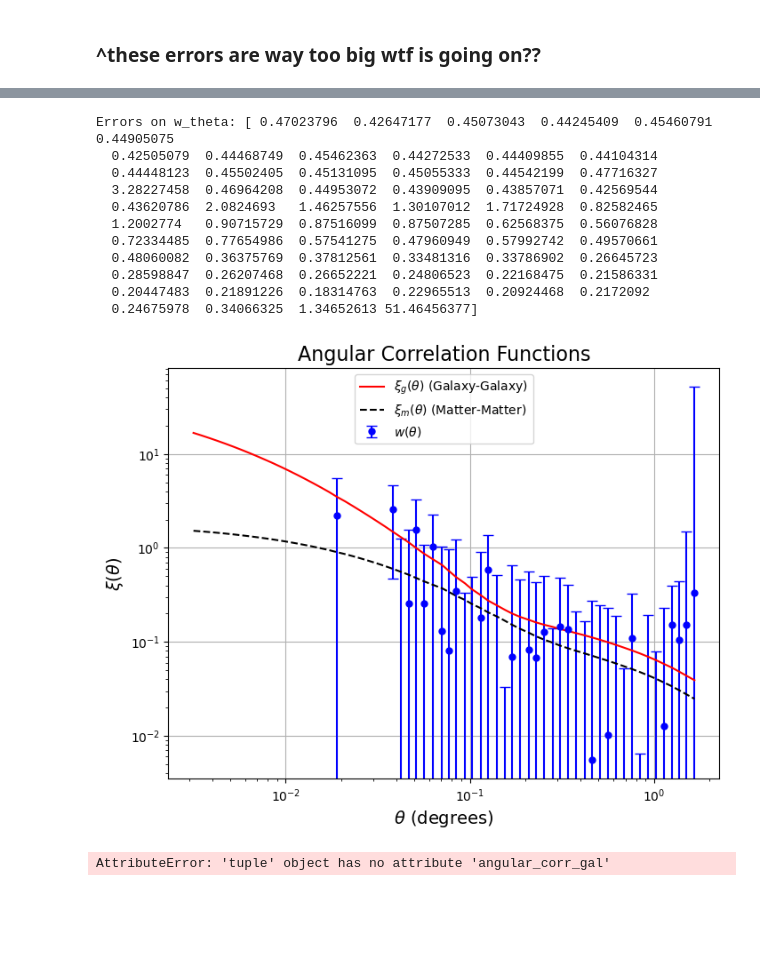
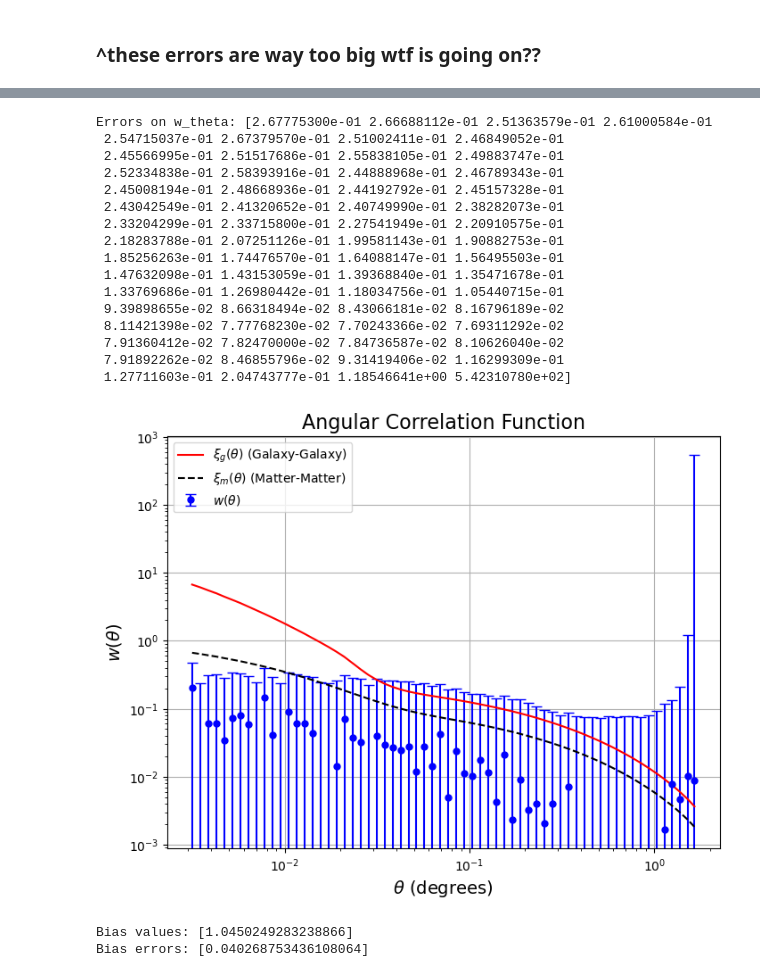
Before and after one commit to OtiliaIrina/Master_Thesis, a Jupyter notebook: New code/New_Test.ipynb, the cells around one changed output, grey strips where cells are left out. Drawn from its saved outputs; the diff is of its cells as text; code cells hidden in the pictures; blank space fills up the shorter version.

```diff
--- a/New code/New_Test.ipynb
+++ b/New code/New_Test.ipynb
@@ -47,10 +47,10 @@ config = {
     'var_method': 'bootstrap'
 }
 
-z_min=0.1
-z_max=0.2
-SM_min=10
-SM_max=11
+z_min=0.6
+z_max=0.7
+SM_min=8
+SM_max=9
 
 # Select Subsample
 subsample = dv.Subsample(catalog=t, randoms=randoms, z_min=z_min, z_max=z_max, SM_min=SM_min, SM_max=SM_max, config=config)
@@ -178,44 +185,49 @@ xi_m_values = results['xi_m']
 # Compute errors (standard deviation)
 w_theta_errors = np.sqrt(var_w_theta_values)
 
 print("Errors on w_theta:", w_theta_errors)
 
 # Create figure
 plt.figure(figsize=(8, 6))
 
 # Plot w(theta) with error bars
 plt.errorbar(theta_values, w_theta_values, yerr=w_theta_errors, fmt='o',
              color='blue', capsize=4, markersize=5, label=r'$w(\theta)$')
 
 # Plot galaxy and matter correlation functions
 plt.plot(theta_values, xi_g_values, label=r'$\xi_{g}(\theta)$ (Galaxy-Galaxy)', linestyle='-', color='red')
 plt.plot(theta_values, xi_m_values, label=r'$\xi_{m}(\theta)$ (Matter-Matter)', linestyle='dashed', color='black')
 
 # Log-log scales
 plt.xscale('log')
 plt.yscale('log')
 
 # Labels and title
 plt.xlabel(r'$\theta$ (degrees)', fontsize=14)
-plt.ylabel(r'$\xi(\theta)$', fontsize=14)
-plt.title('Angular Correlation Functions', fontsize=16)
+plt.ylabel(r'$ w(\theta)$', fontsize=14)
+plt.title('Angular Correlation Function', fontsize=16)
 
 # Add legend and grid
 plt.legend()
 plt.grid(True)
 
 # Show plot
 plt.show()
 # %% [output]
-Errors on w_theta: [ 0.47023796  0.42647177  0.45073043  0.44245409  0.45460791  0.44905075
-  0.42505079  0.44468749  0.45462363  0.44272533  0.44409855  0.44104314
-  0.44448123  0.45502405  0.45131095  0.45055333  0.44542199  0.47716327
-  3.28227458  0.46964208  0.44953072  0.43909095  0.43857071  0.42569544
-  0.43620786  2.0824693   1.46257556  1.30107012  1.71724928  0.82582465
-  1.2002774   0.90715729  0.87516099  0.87507285  0.62568375  0.56076828
-  0.72334485  0.77654986  0.57541275  0.47960949  0.57992742  0.49570661
-  0.48060082  0.36375769  0.37812561  0.33481316  0.33786902  0.26645723
-  0.28598847  0.26207468  0.26652221  0.24806523  0.22168475  0.21586331
-  0.20447483  0.21891226  0.18314763  0.22965513  0.20924468  0.2172092
-  0.24675978  0.34066325  1.34652613 51.46456377]
+Errors on w_theta: [2.67775300e-01 2.66688112e-01 2.51363579e-01 2.61000584e-01
+ 2.54715037e-01 2.67379570e-01 2.51002411e-01 2.46849052e-01
+ 2.45566995e-01 2.51517686e-01 2.55838105e-01 2.49883747e-01
+ 2.52334838e-01 2.58393916e-01 2.44888968e-01 2.46789343e-01
+ 2.45008194e-01 2.48668936e-01 2.44192792e-01 2.45157328e-01
+ 2.43042549e-01 2.41320652e-01 2.40749990e-01 2.38282073e-01
+ 2.33204299e-01 2.33715800e-01 2.27541949e-01 2.20910575e-01
+ 2.18283788e-01 2.07251126e-01 1.99581143e-01 1.90882753e-01
+ 1.85256263e-01 1.74476570e-01 1.64088147e-01 1.56495503e-01
+ 1.47632098e-01 1.43153059e-01 1.39368840e-01 1.35471678e-01
+ 1.33769686e-01 1.26980442e-01 1.18034756e-01 1.05440715e-01
+ 9.39898655e-02 8.66318494e-02 8.43066181e-02 8.16796189e-02
+ 8.11421398e-02 7.77768230e-02 7.70243366e-02 7.69311292e-02
+ 7.91360412e-02 7.82470000e-02 7.84736587e-02 8.10626040e-02
+ 7.91892262e-02 8.46855796e-02 9.31419406e-02 1.16299309e-01
+ 1.27711603e-01 2.04743777e-01 1.18546641e+00 5.42310780e+02]
-[figure, old version]
+[figure, new version]
@@ -224,4 +234,18 @@ mask = (theta_values >= 0.1) & (theta_values <= 0.4)
-# %%
-bias_est= dv.BiasEstimator(gg.angular_corr_gal, w_theta_values, w_theta_errors, results['rr_counts'], mask)
-# %% [output]
-AttributeError: 'tuple' object has no attribute 'angular_corr_gal'
+# %%
+
+
+bias_estimator = dv.BiasEstimator(
+    xi_g=results['xi_g'],
+    xi_m=results['xi_m'],
+    w_theta_list=[results['w_theta']],
+    w_theta_error_list=[results['var_w_theta']],
+    sum_rr_list=[results['rr_counts']],
+    mask = (theta_values >= 0.1) & (theta_values <= 0.4)
+)
+
+bias_values, bias_errors = bias_estimator.estimate_bias()
+print("Bias values:", bias_values)
+print("Bias errors:", bias_errors)
+# %% [output]
+Bias values: [1.0450249283238866]
+Bias errors: [0.040268753436108064]
```
Also changed, not shown: parts of 9 cells of this notebook, 2 other files.
